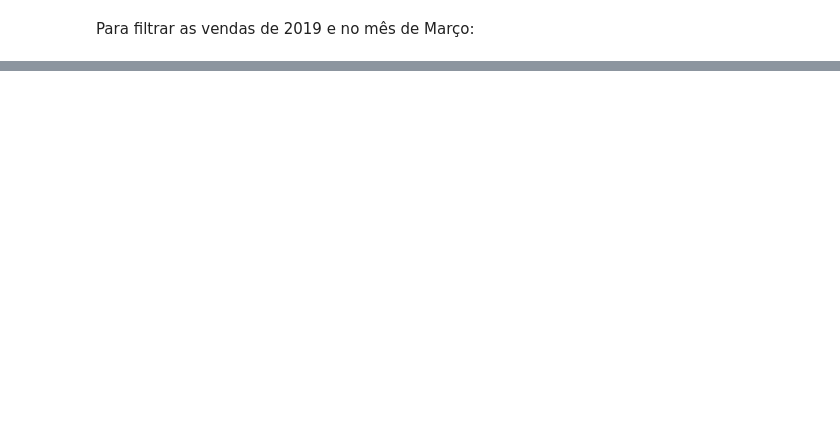
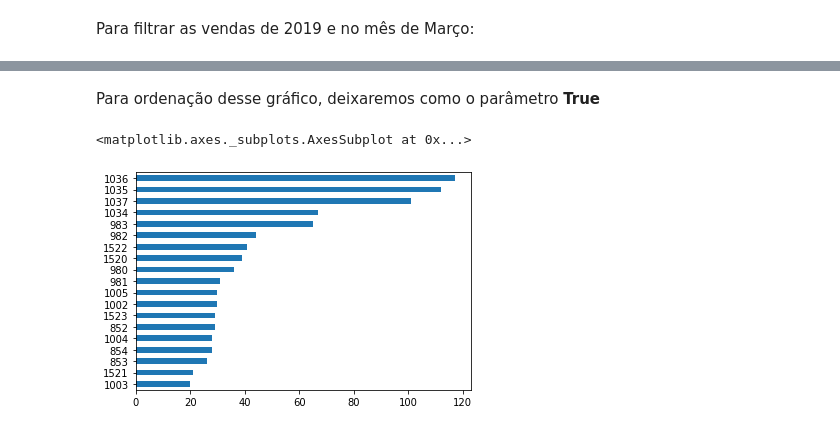
Before and after one commit to alexsandro-matias/lab_dio, a Jupyter notebook: aula06_Visualização_de_Dados_no_Pandas.ipynb, the cells around one changed output, grey strips where cells are left out. Saved outputs shown, nothing was run; the diff lists cells and outputs as text; code cells hidden in the pictures; blank space fills up the shorter version.

```diff
--- a/aula06_Visualização_de_Dados_no_Pandas.ipynb
+++ b/aula06_Visualização_de_Dados_no_Pandas.ipynb
@@ -175,0 +217,7 @@ vendas_marco_2019.sample(15)
+# %% [markdown]
+Para ordenação desse gráfico, deixaremos como o parâmetro **True**
+# %%
+df["LojaID"].value_counts(ascending=True).plot.barh()
+# %% [output]
+<matplotlib.axes._subplots.AxesSubplot at 0x...>
+[figure, added]
```
Also changed, not shown: parts of 23 cells of this notebook.
